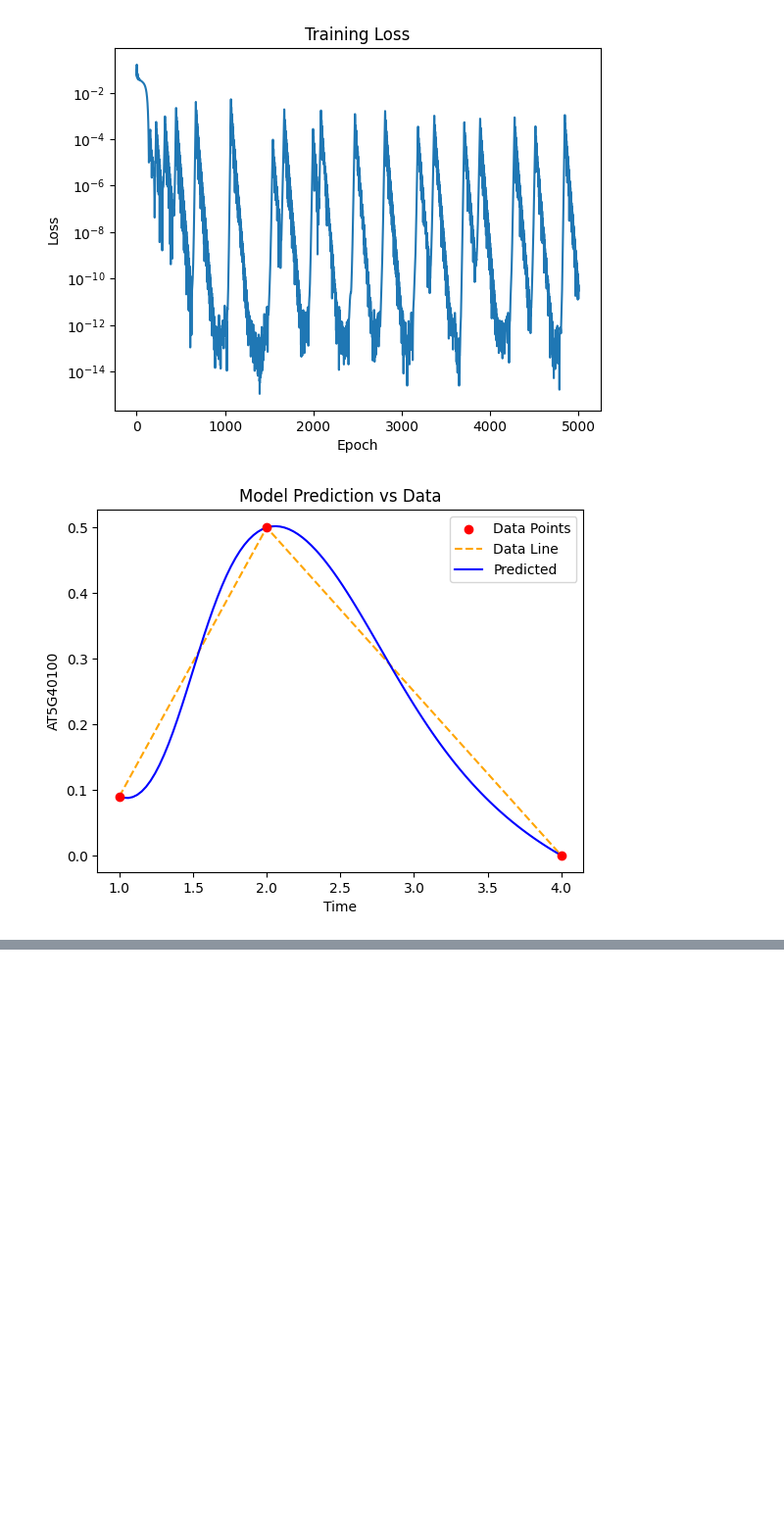
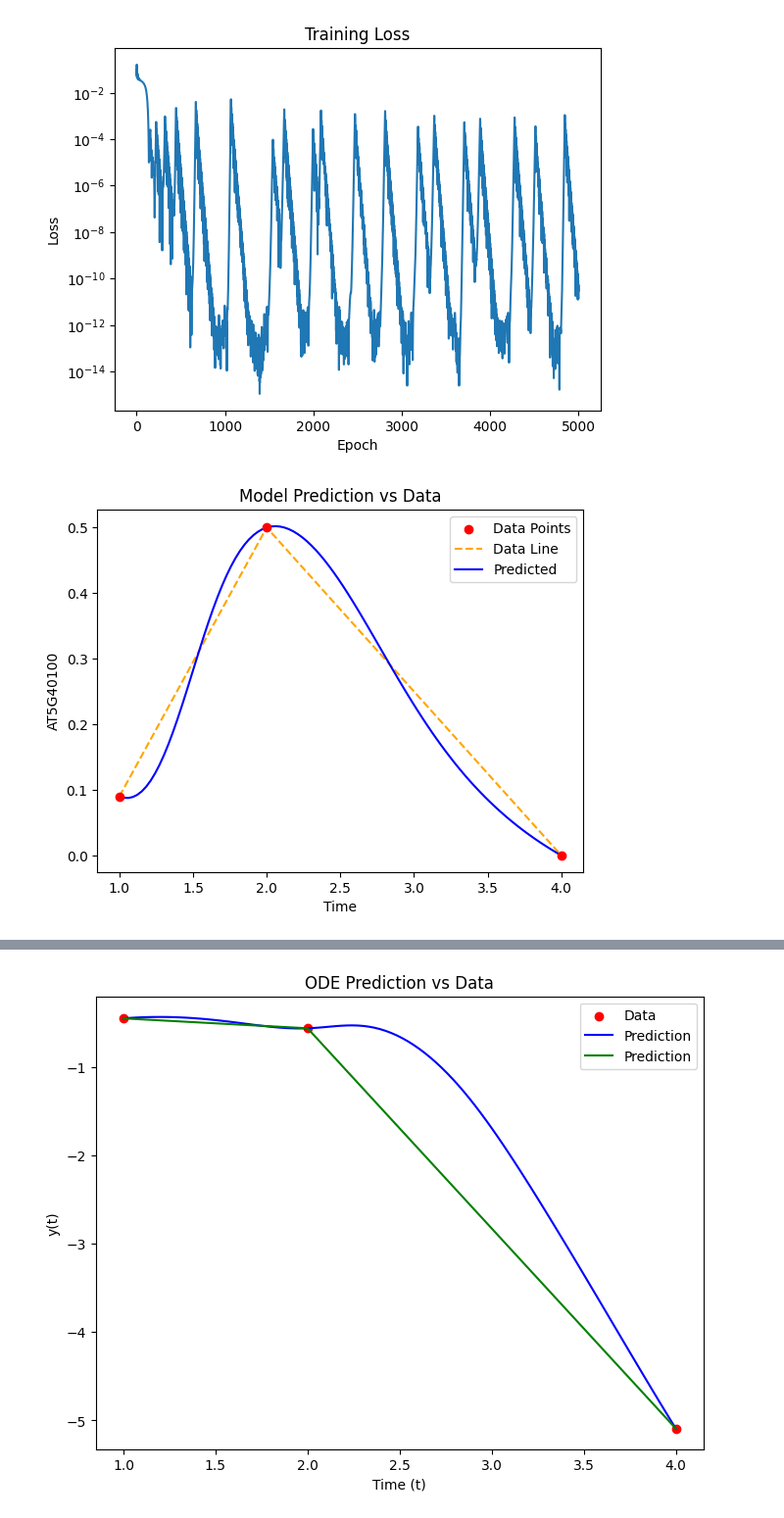
Before and after one commit to prabal5ghosh/research-project-on-physics-informed-machine-learning-on-transcriptomics-data, a Jupyter notebook: pinn_1.ipynb, the cells around one changed output, grey strips where cells are left out. Shown at 98% size. Cells and saved outputs as stored; diff of their text form; code cells hidden in the pictures; blank space fills up the shorter version.

```diff
--- a/pinn_1.ipynb
+++ b/pinn_1.ipynb
@@ -837,0 +928,77 @@ k: -0.397690, c: -0.128836
+# %%
+import torch
+import torch.nn as nn
+import numpy as np
+import matplotlib.pyplot as plt
+
+# Define the neural network
+class NeuralNet(nn.Module):
+    def __init__(self):
+        super(NeuralNet, self).__init__()
+        self.hidden = nn.Sequential(
+            nn.Linear(1, 50),
+            nn.Tanh(),
+            nn.Linear(50, 50),
+            nn.Tanh(),
+            nn.Linear(50, 1)  # Output: y(t)
+        )
+        # Trainable parameters for the ODE
+        self.k_p = nn.Parameter(torch.tensor(1.0, requires_grad=True))  # Forcing term
+        self.k_d = nn.Parameter(torch.tensor(1.0, requires_grad=True))  # Decay/growth rate
+
+    def forward(self, t):
+        return self.hidden(t)
+
+# Define the ODE loss function
+def loss_fn(model, t, y_data):
+    y_pred = model(t)
+    y_t = torch.autograd.grad(y_pred, t, grad_outputs=torch.ones_like(y_pred), create_graph=True)[0]
+
+    # ODE residual
+    ode_residual = y_t - (model.k_p + model.k_d * y_pred)
+
+    # Physics loss
+    physics_loss = torch.mean(ode_residual**2)
+
+    # Data loss
+    data_loss = torch.mean((y_pred - y_data)**2)
+
+    return data_loss + 1.0 * physics_loss
+
+# Data preprocessing
+t_data = torch.tensor([[1.0], [2.0], [4.0]], requires_grad=True)  # Time points
+y_data = torch.tensor([[-0.44796], [-0.56015], [-5.09196]])      # Corresponding values
+
+# Initialize the model and optimizer
+model = NeuralNet()
+optimizer = torch.optim.Adam(model.parameters(), lr=0.01)
+
+# Training loop
+for epoch in range(1000):
+    optimizer.zero_grad()
+    loss = loss_fn(model, t_data, y_data)
+    loss.backward()
+    optimizer.step()
+    if epoch % 100 == 0:
+        print(f"Epoch {epoch}, Loss: {loss.item()}")
+
+# Output the learned parameters
+print(f"Learned k_p: {model.k_p.item()}")
+print(f"Learned k_d: {model.k_d.item()}")
+
+# Plotting the data and the prediction
+t_test = torch.linspace(1.0, 4.0, 100).view(-1, 1).requires_grad_(True)
+y_pred = model(t_test).detach().numpy()
+
+plt.figure(figsize=(8, 6))
+plt.scatter(t_data.detach().numpy(), y_data.numpy(), color='red', label='Data')
+plt.plot(t_test.detach().numpy(), y_pred, label='Prediction', color='blue')
+plt.plot(t_data.detach().numpy(), y_data.detach().numpy(), label='Prediction', color='green')
+
+
+plt.title('ODE Prediction vs Data')
+plt.xlabel('Time (t)')
+plt.ylabel('y(t)')
+plt.legend()
+plt.show()
+# %% [output]
@@ -837,0 +1017 @@ k: -0.397690, c: -0.128836
+[figure, added]
```
Also changed, not shown: parts of 11 cells of this notebook.
